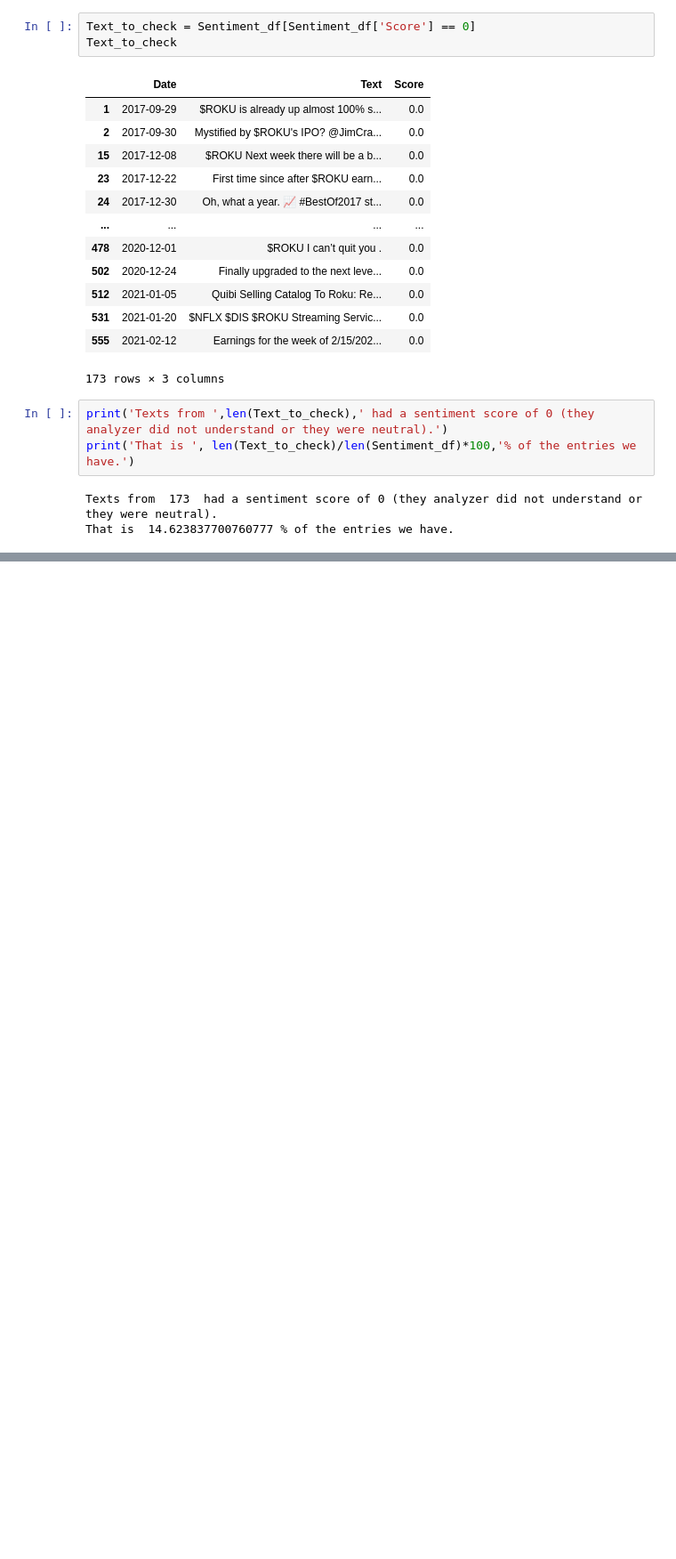
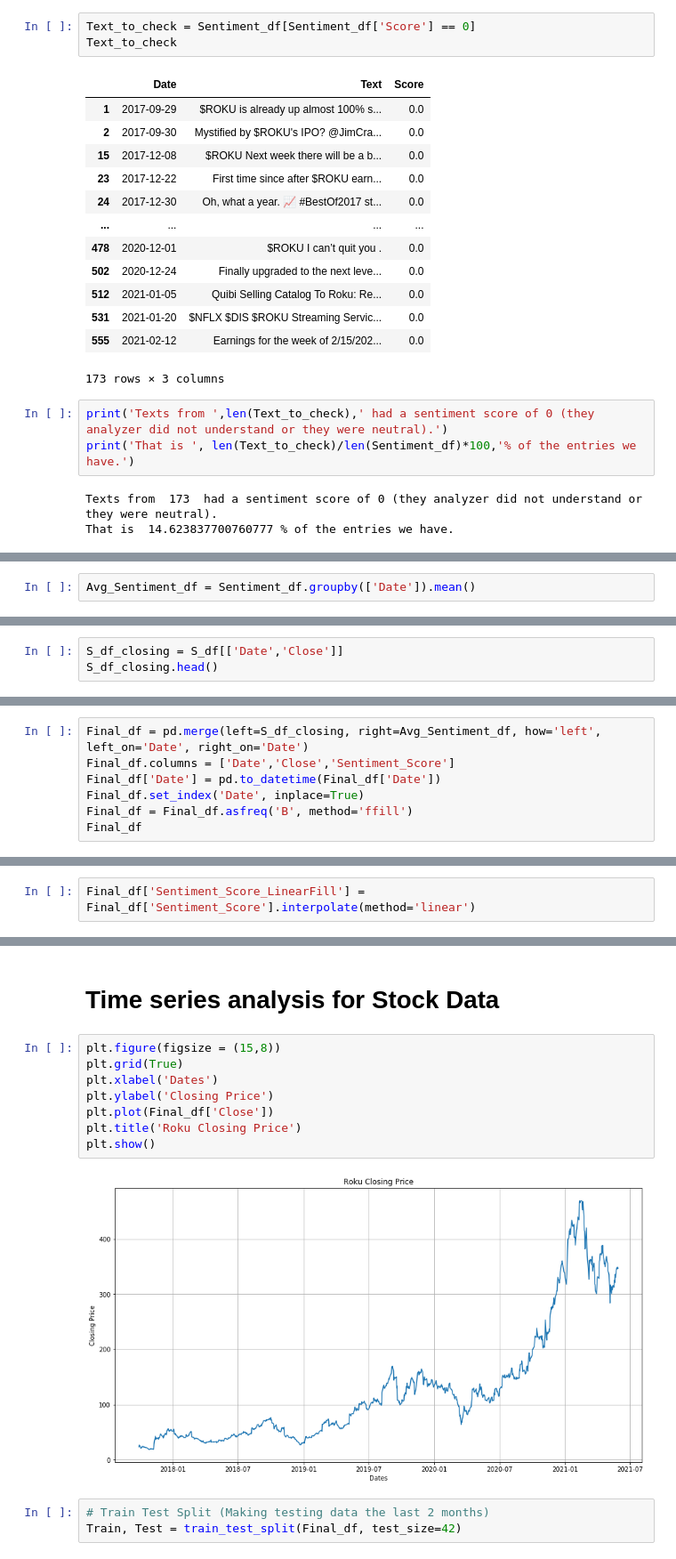
Before and after one commit to stevenkyle2013/Capstone, a Jupyter notebook: Main.ipynb, the cells around one changed output, grey strips where cells are left out. Shown: that part at 89% size. Cells and saved outputs as stored; diff of their text form; blank space fills up the shorter version.

Commit message:
Started TimeSeries Analysis

```diff
--- a/Main.ipynb
+++ b/Main.ipynb
@@ -330,0 +329,2 @@ Name: Date, Length: 519, dtype: int64
+# %%
+Avg_Sentiment_df = Sentiment_df.groupby(['Date']).mean()
@@ -330,0 +358,3 @@ Name: Date, Length: 519, dtype: int64
+# %%
+S_df_closing = S_df[['Date','Close']]
+S_df_closing.head()
@@ -330,0 +368,7 @@ Name: Date, Length: 519, dtype: int64
+# %%
+Final_df = pd.merge(left=S_df_closing, right=Avg_Sentiment_df, how='left', left_on='Date', right_on='Date')
+Final_df.columns = ['Date','Close','Sentiment_Score']
+Final_df['Date'] = pd.to_datetime(Final_df['Date'])
+Final_df.set_index('Date', inplace=True)
+Final_df = Final_df.asfreq('B', method='ffill')
+Final_df
@@ -330,0 +430,2 @@ Name: Date, Length: 519, dtype: int64
+# %%
+Final_df['Sentiment_Score_LinearFill'] = Final_df['Sentiment_Score'].interpolate(method='linear')
@@ -330,0 +442,15 @@ Name: Date, Length: 519, dtype: int64
+# %% [markdown]
+# Time series analysis for Stock Data
+# %%
+plt.figure(figsize = (15,8))
+plt.grid(True)
+plt.xlabel('Dates')
+plt.ylabel('Closing Price')
+plt.plot(Final_df['Close'])
+plt.title('Roku Closing Price')
+plt.show()
+# %% [output]
+[figure, added]
+# %%
+# Train Test Split (Making testing data the last 2 months)
+Train, Test = train_test_split(Final_df, test_size=42)
```
Also changed, not shown: parts of 18 cells of this notebook.
